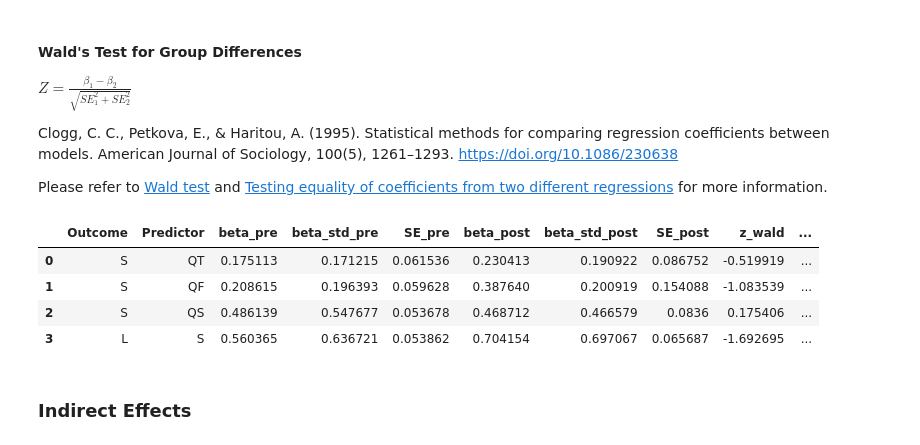
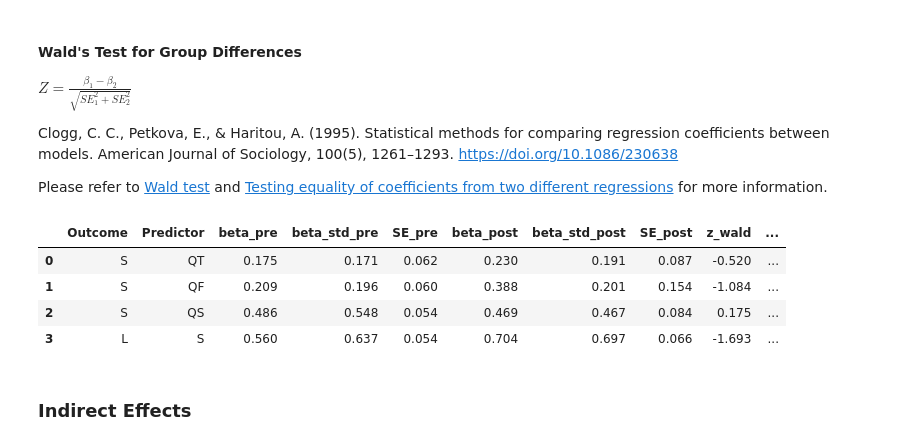
Before and after one commit to VictorValar/python-structural-equation-modeling-guide, a Jupyter notebook: Practice 3/practice_3.ipynb, the cells around one changed output. Saved outputs shown, nothing was run; the diff lists cells and outputs as text; code cells hidden in the pictures.

```diff
--- a/Practice 3/practice_3.ipynb
+++ b/Practice 3/practice_3.ipynb
@@ -549,7 +560,7 @@ post_df = post_df.rename(columns={
     'SE': 'SE_post'
 })
 # %%
-plan_type_merged_df = pd.merge(
+plan_type_direct_effects_df = pd.merge(
     pre_df[[
         'Outcome',
         'Predictor',
@@ -567,7 +578,7 @@ plan_type_merged_df = pd.merge(
     on=['Outcome', 'Predictor']
 )
 # %%
-plan_type_merged_df[['z_wald', 'p_wald']] = plan_type_merged_df.apply(
+plan_type_direct_effects_df[['z_wald', 'p_wald']] = plan_type_direct_effects_df.apply(
     lambda row: direct_wald_test(
         row['beta_pre'],
         row['SE_pre'],
@@ -576,15 +587,26 @@ plan_type_merged_df[['z_wald', 'p_wald']] = plan_type_merged_df.apply(
     ),
     axis=1, result_type='expand'
 )
+# %%
+plan_type_direct_effects_df['significant_difference'] = (
+    plan_type_direct_effects_df['p_wald']
+        .apply(lambda p: 'Yes' if p < 0.05 else 'No')
+)
 # %%
-plan_type_merged_df['difference_significant'] = plan_type_merged_df['p_wald'].apply(lambda p: 'Yes' if p < 0.05 else 'No')
-plan_type_merged_df
+plan_type_direct_effects_df['SE_pre'] = (
+    plan_type_direct_effects_df['SE_pre'].astype(float)
+)
+plan_type_direct_effects_df['SE_post'] = (
+    plan_type_direct_effects_df['SE_post'].astype(float)
+)
+plan_type_direct_effects_df = plan_type_direct_effects_df.round(3)
+plan_type_direct_effects_df
 # %% [output]
 |  | Outcome | Predictor | beta_pre | beta_std_pre | SE_pre | beta_post | beta_std_post | SE_post | z_wald | ... |
-| 0 | S | QT | 0.175113 | 0.171215 | 0.061536 | 0.230413 | 0.190922 | 0.086752 | -0.519919 | ... |
-| 1 | S | QF | 0.208615 | 0.196393 | 0.059628 | 0.387640 | 0.200919 | 0.154088 | -1.083539 | ... |
-| 2 | S | QS | 0.486139 | 0.547677 | 0.053678 | 0.468712 | 0.466579 | 0.0836 | 0.175406 | ... |
-| 3 | L | S | 0.560365 | 0.636721 | 0.053862 | 0.704154 | 0.697067 | 0.065687 | -1.692695 | ... |
+| 0 | S | QT | 0.175 | 0.171 | 0.062 | 0.230 | 0.191 | 0.087 | -0.520 | ... |
+| 1 | S | QF | 0.209 | 0.196 | 0.060 | 0.388 | 0.201 | 0.154 | -1.084 | ... |
+| 2 | S | QS | 0.486 | 0.548 | 0.054 | 0.469 | 0.467 | 0.084 | 0.175 | ... |
+| 3 | L | S | 0.560 | 0.637 | 0.054 | 0.704 | 0.697 | 0.066 | -1.693 | ... |
 # %% [markdown]
 ### Indirect Effects
 # %% [markdown]
```
Also changed, not shown: parts of 19 cells of this notebook.
